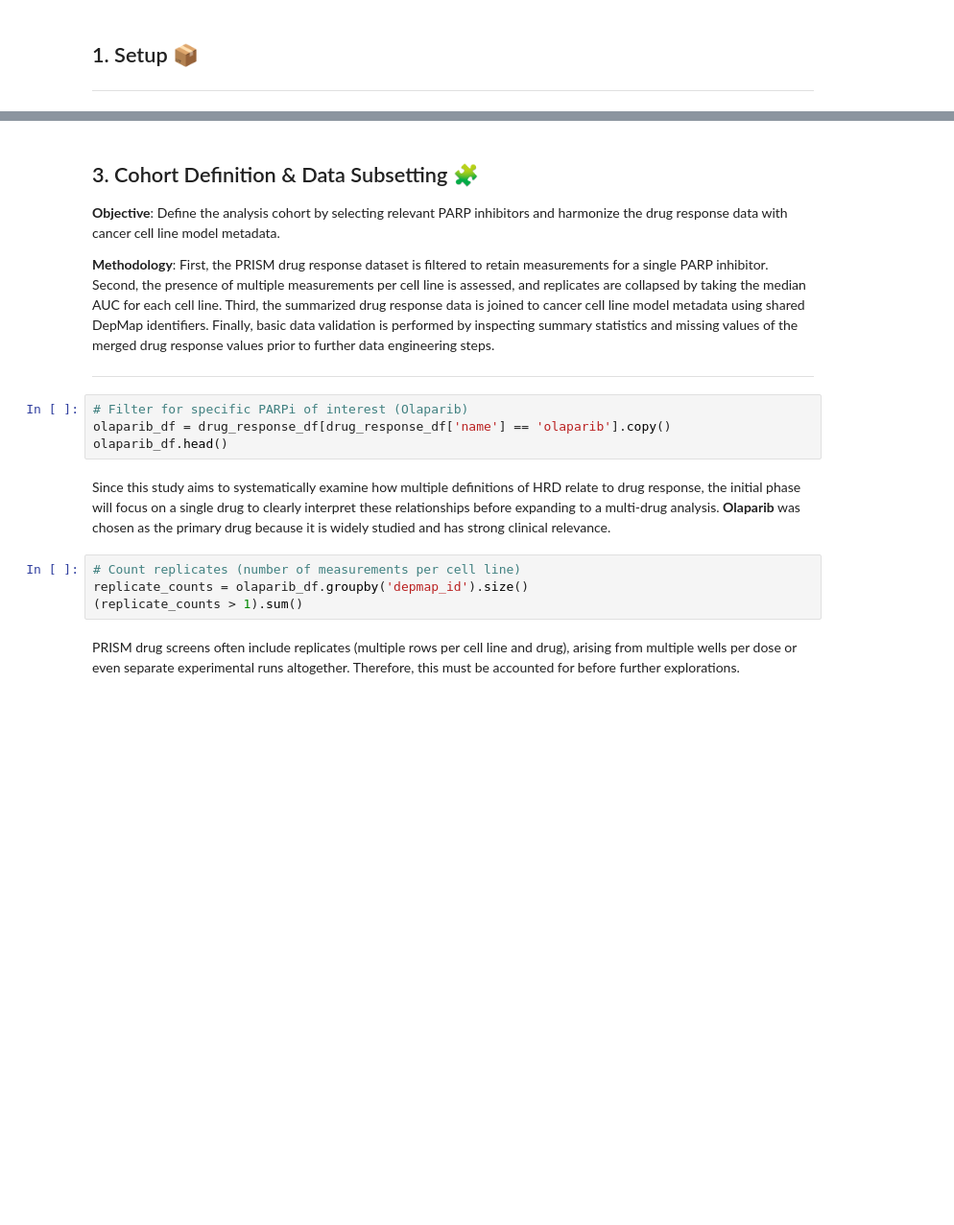
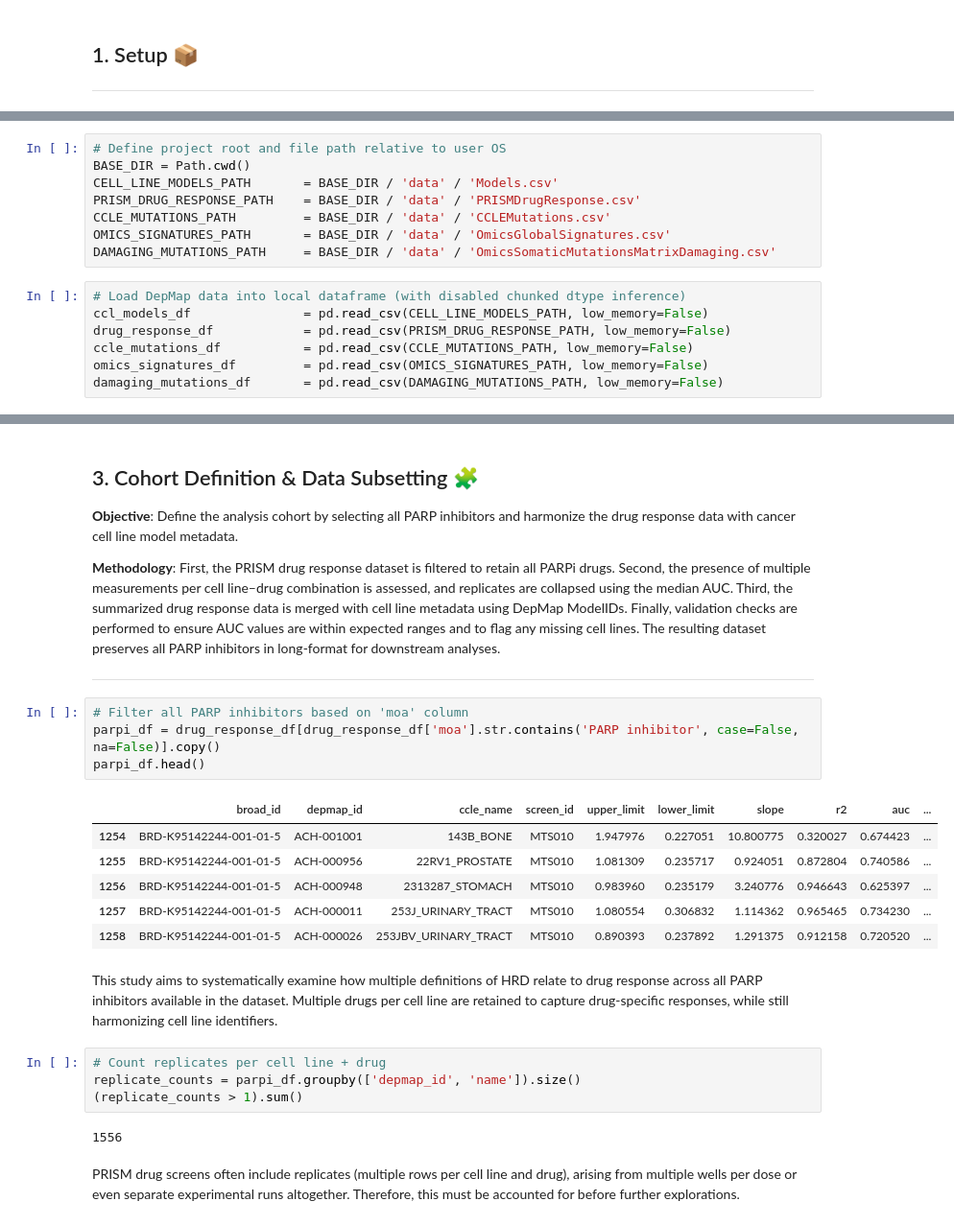
Before and after one commit to rc-9/DepMap_HRD_PARPi, a Jupyter notebook: 01_hrd_feature_engineering.ipynb, the cells around one changed output, grey strips where cells are left out. Shown at 96% size. Drawn from its saved outputs; the diff is of its cells as text; blank space fills up the shorter version.

```diff
--- a/01_hrd_feature_engineering.ipynb
+++ b/01_hrd_feature_engineering.ipynb
@@ -62,3 +45,18 @@ damaging_mutations_df = pd.read_csv(damaging_mutations_path, low_memory=False)
+# %%
+# Define project root and file path relative to user OS
+BASE_DIR = Path.cwd()
+CELL_LINE_MODELS_PATH       = BASE_DIR / 'data' / 'Models.csv'
+PRISM_DRUG_RESPONSE_PATH    = BASE_DIR / 'data' / 'PRISMDrugResponse.csv'
+CCLE_MUTATIONS_PATH         = BASE_DIR / 'data' / 'CCLEMutations.csv'
+OMICS_SIGNATURES_PATH       = BASE_DIR / 'data' / 'OmicsGlobalSignatures.csv'
+DAMAGING_MUTATIONS_PATH     = BASE_DIR / 'data' / 'OmicsSomaticMutationsMatrixDamaging.csv'
+# %%
+# Load DepMap data into local dataframe (with disabled chunked dtype inference)
+ccl_models_df               = pd.read_csv(CELL_LINE_MODELS_PATH, low_memory=False)
+drug_response_df            = pd.read_csv(PRISM_DRUG_RESPONSE_PATH, low_memory=False)
+ccle_mutations_df           = pd.read_csv(CCLE_MUTATIONS_PATH, low_memory=False)
+omics_signatures_df         = pd.read_csv(OMICS_SIGNATURES_PATH, low_memory=False)
+damaging_mutations_df       = pd.read_csv(DAMAGING_MUTATIONS_PATH, low_memory=False)
 # %% [markdown]
 The original datasets were downloaded from DepMap’s public [portal](https://depmap.org/portal/data_page/?tab=allData).
 
@@ -76,22 +74,31 @@ The original datasets were downloaded from DepMap’s public [portal](https://de
 # %% [markdown]
 ## 3. Cohort Definition & Data Subsetting 🧩
 
-**Objective**: Define the analysis cohort by selecting relevant PARP inhibitors and harmonize the drug response data with cancer cell line model metadata.
+**Objective**: Define the analysis cohort by selecting all PARP inhibitors and harmonize the drug response data with cancer cell line model metadata.
 
-**Methodology**: First, the PRISM drug response dataset is filtered to retain measurements for a single PARP inhibitor. Second, the presence of multiple measurements per cell line is assessed, and replicates are collapsed by taking the median AUC for each cell line. Third, the summarized drug response data is joined to cancer cell line model metadata using shared DepMap identifiers. Finally, basic data validation is performed by inspecting summary statistics and missing values of the merged drug response values prior to further data engineering steps.
+**Methodology**: First, the PRISM drug response dataset is filtered to retain all PARPi drugs. Second, the presence of multiple measurements per cell line–drug combination is assessed, and replicates are collapsed using the median AUC. Third, the summarized drug response data is merged with cell line metadata using DepMap ModelIDs. Finally, validation checks are performed to ensure AUC values are within expected ranges and to flag any missing cell lines. The resulting dataset preserves all PARP inhibitors in long-format for downstream analyses.
 
 
 ---
 # %%
-# Filter for specific PARPi of interest (Olaparib)
-olaparib_df = drug_response_df[drug_response_df['name'] == 'olaparib'].copy()
-olaparib_df.head()
+# Filter all PARP inhibitors based on 'moa' column
+parpi_df = drug_response_df[drug_response_df['moa'].str.contains('PARP inhibitor', case=False, na=False)].copy()
+parpi_df.head()
+# %% [output]
+|  | broad_id | depmap_id | ccle_name | screen_id | upper_limit | lower_limit | slope | r2 | auc | ... |
+| 1254 | BRD-K95142244-001-01-5 | ACH-001001 | 143B_BONE | MTS010 | 1.947976 | 0.227051 | 10.800775 | 0.320027 | 0.674423 | ... |
+| 1255 | BRD-K95142244-001-01-5 | ACH-000956 | 22RV1_PROSTATE | MTS010 | 1.081309 | 0.235717 | 0.924051 | 0.872804 | 0.740586 | ... |
+| 1256 | BRD-K95142244-001-01-5 | ACH-000948 | 2313287_STOMACH | MTS010 | 0.983960 | 0.235179 | 3.240776 | 0.946643 | 0.625397 | ... |
+| 1257 | BRD-K95142244-001-01-5 | ACH-000011 | 253J_URINARY_TRACT | MTS010 | 1.080554 | 0.306832 | 1.114362 | 0.965465 | 0.734230 | ... |
+| 1258 | BRD-K95142244-001-01-5 | ACH-000026 | 253JBV_URINARY_TRACT | MTS010 | 0.890393 | 0.237892 | 1.291375 | 0.912158 | 0.720520 | ... |
 # %% [markdown]
-Since this study aims to systematically examine how multiple definitions of HRD relate to drug response, the initial phase will focus on a single drug to clearly interpret these relationships before expanding to a multi-drug analysis. **Olaparib** was chosen as the primary drug because it is widely studied and has strong clinical relevance.
+This study aims to systematically examine how multiple definitions of HRD relate to drug response across all PARP inhibitors available in the dataset. Multiple drugs per cell line are retained to capture drug-specific responses, while still harmonizing cell line identifiers.
 # %%
-# Count replicates (number of measurements per cell line)
-replicate_counts = olaparib_df.groupby('depmap_id').size()
+# Count replicates per cell line + drug
+replicate_counts = parpi_df.groupby(['depmap_id', 'name']).size()
 (replicate_counts > 1).sum()
+# %% [output]
+1556
 # %% [markdown]
 PRISM drug screens often include replicates (multiple rows per cell line and drug), arising from multiple wells per dose or even separate experimental runs altogether. Therefore, this must be accounted for before further explorations.
 # %%
```
Also changed, not shown: parts of 34 cells of this notebook.
